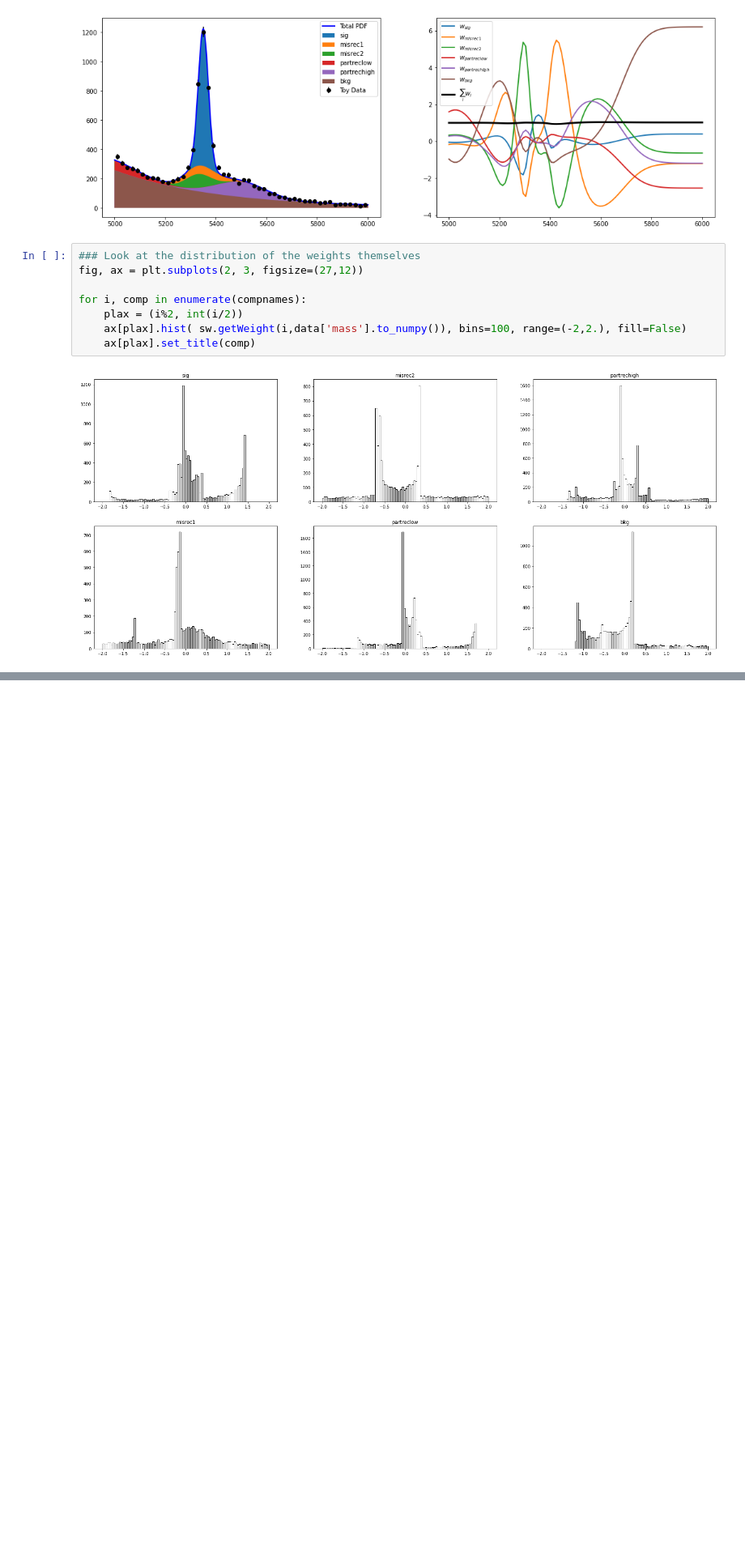
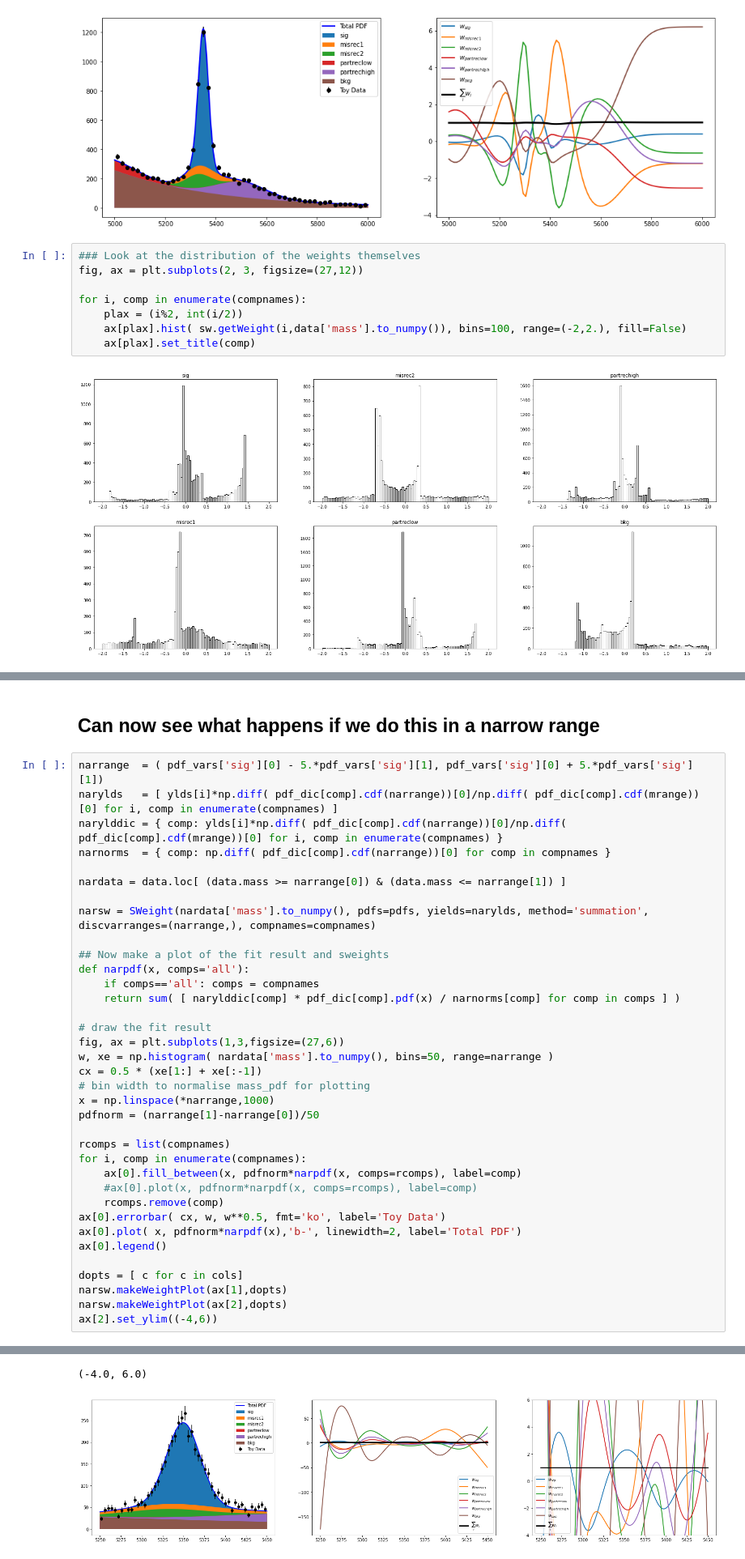
Before and after one commit to matthewkenzie/sweights, a Jupyter notebook: sweight_advanced_study.ipynb, the cells around one changed output, grey strips where cells are left out. Shown at 81% size. Drawn from its saved outputs; the diff is of its cells as text; blank space fills up the shorter version.

Commit message:
with nar range bit

```diff
--- a/sweight_advanced_study.ipynb
+++ b/sweight_advanced_study.ipynb
@@ -487,0 +489,39 @@ fig.tight_layout()
+# %% [markdown]
+## Can now see what happens if we do this in a narrow range
+# %%
+narrange  = ( pdf_vars['sig'][0] - 5.*pdf_vars['sig'][1], pdf_vars['sig'][0] + 5.*pdf_vars['sig'][1])
+narylds   = [ ylds[i]*np.diff( pdf_dic[comp].cdf(narrange))[0]/np.diff( pdf_dic[comp].cdf(mrange))[0] for i, comp in enumerate(compnames) ]
+narylddic = { comp: ylds[i]*np.diff( pdf_dic[comp].cdf(narrange))[0]/np.diff( pdf_dic[comp].cdf(mrange))[0] for i, comp in enumerate(compnames) }
+narnorms  = { comp: np.diff( pdf_dic[comp].cdf(narrange))[0] for comp in compnames }
+
+nardata = data.loc[ (data.mass >= narrange[0]) & (data.mass <= narrange[1]) ]
+
+narsw = SWeight(nardata['mass'].to_numpy(), pdfs=pdfs, yields=narylds, method='summation', discvarranges=(narrange,), compnames=compnames)
+
+## Now make a plot of the fit result and sweights
+def narpdf(x, comps='all'):
+    if comps=='all': comps = compnames
+    return sum( [ narylddic[comp] * pdf_dic[comp].pdf(x) / narnorms[comp] for comp in comps ] )
+
+# draw the fit result
+fig, ax = plt.subplots(1,3,figsize=(27,6))
+w, xe = np.histogram( nardata['mass'].to_numpy(), bins=50, range=narrange )
+cx = 0.5 * (xe[1:] + xe[:-1])
+# bin width to normalise mass_pdf for plotting
+x = np.linspace(*narrange,1000)
+pdfnorm = (narrange[1]-narrange[0])/50
+
+rcomps = list(compnames)
+for i, comp in enumerate(compnames):
+    ax[0].fill_between(x, pdfnorm*narpdf(x, comps=rcomps), label=comp)
+    #ax[0].plot(x, pdfnorm*narpdf(x, comps=rcomps), label=comp)
+    rcomps.remove(comp)
+ax[0].errorbar( cx, w, w**0.5, fmt='ko', label='Toy Data')
+ax[0].plot( x, pdfnorm*narpdf(x),'b-', linewidth=2, label='Total PDF')
+ax[0].legend()
+
+dopts = [ c for c in cols]
+narsw.makeWeightPlot(ax[1],dopts)
+narsw.makeWeightPlot(ax[2],dopts)
+ax[2].set_ylim((-4,6))
+# %% [output]
@@ -487,0 +545,2 @@ fig.tight_layout()
+(-4.0, 6.0)
+[figure, added]
```
Also changed, not shown: parts of 8 cells of this notebook.
